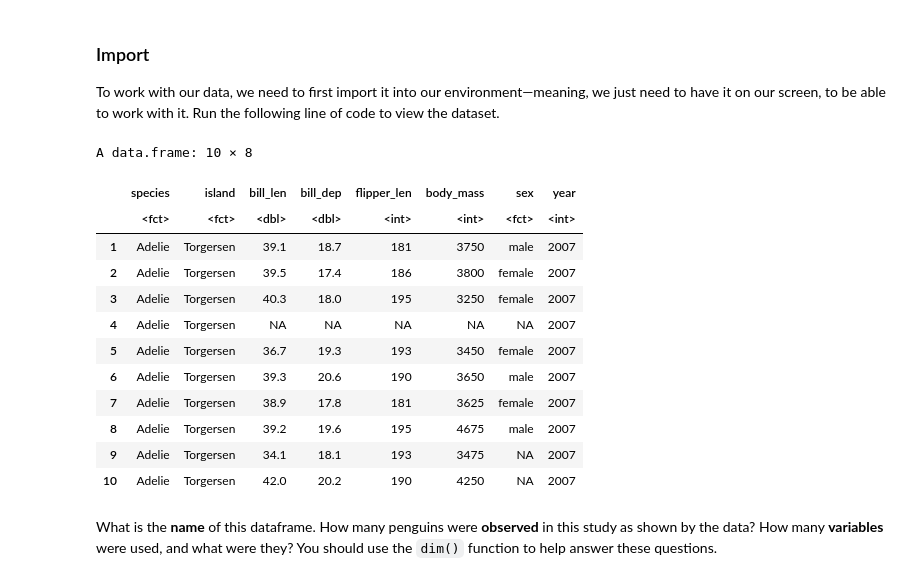
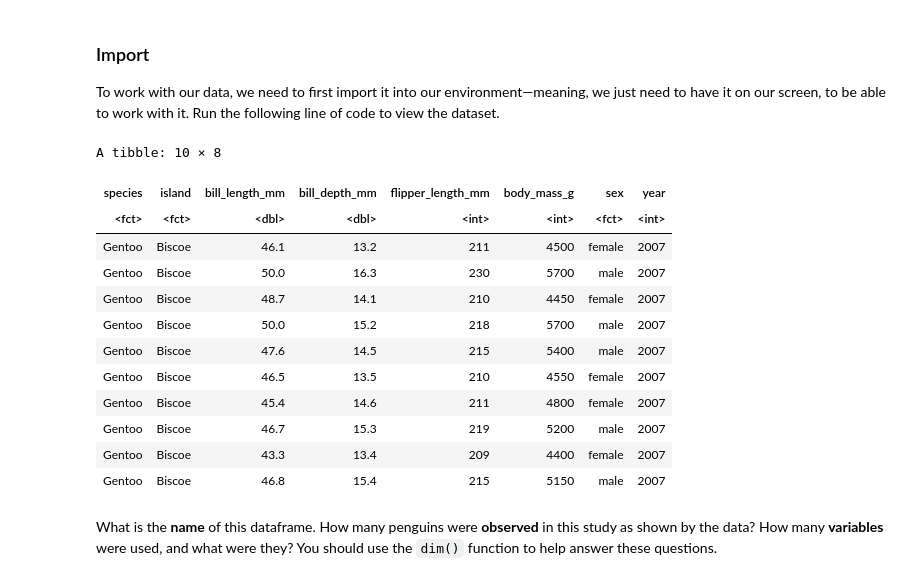
Before and after one commit to Les2028/Unit0, a Jupyter notebook: ApResearchCT_BIO.ipynb, the cells around one changed output. Saved outputs shown, nothing was run; the diff lists cells and outputs as text; code cells hidden in the pictures.

```diff
--- a/ApResearchCT_BIO.ipynb
+++ b/ApResearchCT_BIO.ipynb
@@ -98,22 +75,30 @@ How do the researchers collect data? What are two important considerations for c
 ### Import
 
 To work with our data, we need to first import it into our environment—meaning, we just need to have it on our screen, to be able to work with it. Run the following line of code to view the dataset.
-# %%
-head(penguins, n=10)
-# %% [output]
-A data.frame: 10 × 8
-|  | species | island | bill_len | bill_dep | flipper_len | body_mass | sex | year |
-|  | <fct> | <fct> | <dbl> | <dbl> | <int> | <int> | <fct> | <int> |
-| 1 | Adelie | Torgersen | 39.1 | 18.7 | 181 | 3750 | male | 2007 |
-| 2 | Adelie | Torgersen | 39.5 | 17.4 | 186 | 3800 | female | 2007 |
-| 3 | Adelie | Torgersen | 40.3 | 18.0 | 195 | 3250 | female | 2007 |
-| 4 | Adelie | Torgersen | NA | NA | NA | NA | NA | 2007 |
-| 5 | Adelie | Torgersen | 36.7 | 19.3 | 193 | 3450 | female | 2007 |
-| 6 | Adelie | Torgersen | 39.3 | 20.6 | 190 | 3650 | male | 2007 |
-| 7 | Adelie | Torgersen | 38.9 | 17.8 | 181 | 3625 | female | 2007 |
-| 8 | Adelie | Torgersen | 39.2 | 19.6 | 195 | 4675 | male | 2007 |
-| 9 | Adelie | Torgersen | 34.1 | 18.1 | 193 | 3475 | NA | 2007 |
-| 10 | Adelie | Torgersen | 42.0 | 20.2 | 190 | 4250 | NA | 2007 |
+# %%
+
+
+
+
+
+penguins<- penguins %>%
+filter(species=="Gentoo")
+
+head(penguins, n=10)
+# %% [output]
+A tibble: 10 × 8
+| species | island | bill_length_mm | bill_depth_mm | flipper_length_mm | body_mass_g | sex | year |
+| <fct> | <fct> | <dbl> | <dbl> | <int> | <int> | <fct> | <int> |
+| Gentoo | Biscoe | 46.1 | 13.2 | 211 | 4500 | female | 2007 |
+| Gentoo | Biscoe | 50.0 | 16.3 | 230 | 5700 | male | 2007 |
+| Gentoo | Biscoe | 48.7 | 14.1 | 210 | 4450 | female | 2007 |
+| Gentoo | Biscoe | 50.0 | 15.2 | 218 | 5700 | male | 2007 |
+| Gentoo | Biscoe | 47.6 | 14.5 | 215 | 5400 | male | 2007 |
+| Gentoo | Biscoe | 46.5 | 13.5 | 210 | 4550 | female | 2007 |
+| Gentoo | Biscoe | 45.4 | 14.6 | 211 | 4800 | female | 2007 |
+| Gentoo | Biscoe | 46.7 | 15.3 | 219 | 5200 | male | 2007 |
+| Gentoo | Biscoe | 43.3 | 13.4 | 209 | 4400 | female | 2007 |
+| Gentoo | Biscoe | 46.8 | 15.4 | 215 | 5150 | male | 2007 |
 # %% [markdown]
 
 What is the **name** of this dataframe. How many penguins were **observed** in this study as shown by the data? How many **variables** were used, and what were they? You should use the `dim()` function to help answer these questions.
```
Also changed, not shown: parts of 12 cells of this notebook.
